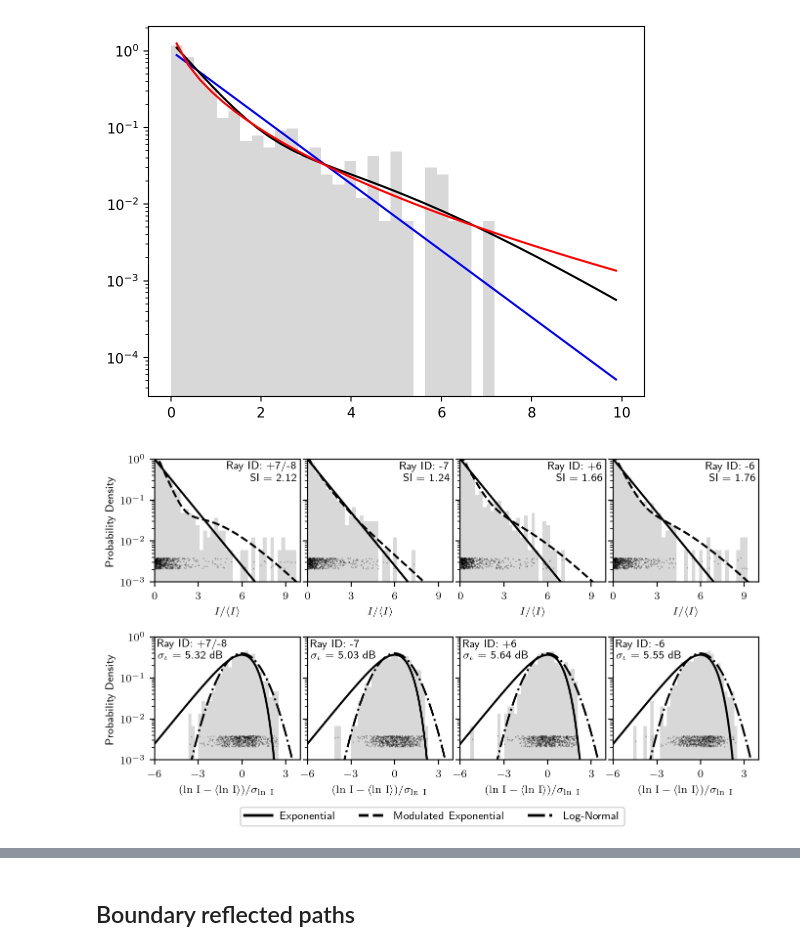
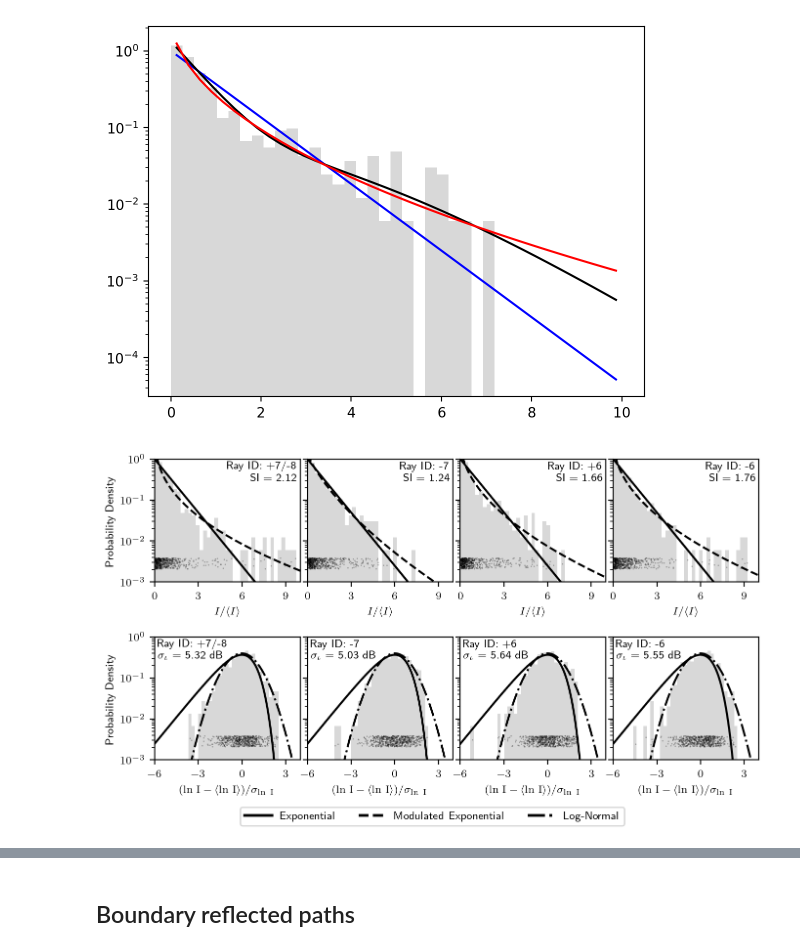
Before and after one commit to John-Ragland/n23_fluctuations_ragland, a Jupyter notebook: notebooks/publication_figures/IntensityDistributions.ipynb, the cells around one changed output, grey strips where cells are left out. Saved outputs shown, nothing was run; the diff lists cells and outputs as text; code cells hidden in the pictures.

```diff
--- a/notebooks/publication_figures/IntensityDistributions.ipynb
+++ b/notebooks/publication_figures/IntensityDistributions.ipynb
@@ -176,8 +152,8 @@ for k, ray_id in enumerate(ducted_peaks):
     # modulated exponential
     b = (SI[ray_id]-1)/2
     a = 1/(SI[ray_id]-1)
-    plt.plot(x_plot, modulated_exponential(x_plot, b), c="k", linestyle="--", label="Modulated Exponential")
-    #plt.plot(x_plot, modulated_exp_gamma(x_plot, a), c="r", linestyle="-")
+    #plt.plot(x_plot, modulated_exponential(x_plot, b), c="k", linestyle="--", label="Modulated Exponential")
+    plt.plot(x_plot, modulated_exp_gamma(x_plot, a), c="k", linestyle="--", label="Modulated Exponential")
     plt.yscale("log")
     plt.ylim([1e-3, 1e0])
 
@@ -230,31 +206,31 @@ for k, ray_id in enumerate(ducted_peaks):
 # axes level formatting
 for k in range(8):
     if k % 4 == 0:
         axes[k].set_ylabel("Probability Density")
     else:
         axes[k].set_yticklabels("")
 
 plt.tight_layout(pad=0, h_pad=2)
 
 fig.subplots_adjust(bottom=0.18)
 
 custom_lines = [
     Line2D([0], [0], color="k",  linestyle='-',  linewidth=2),
     Line2D([0], [0], color="k",  linestyle='--', linewidth=2),
     Line2D([0], [0], color="k",  linestyle='-.',  linewidth=2),
 ]
 labels = ['Exponential', 'Modulated Exponential', 'Log-Normal']
 
 fig.legend(
     custom_lines,
     labels,
     loc='lower center',
     #bbox_to_anchor=(0.5, 0),
     ncol=len(labels),
     frameon=True,
     handlelength=2.5,
 )
 
 fig.savefig("../../figures/Ducted_Intensity_Distribution.pdf", bbox_inches="tight")
 # %% [output]
-[figure, old version]
+[figure, new version]
```
Also changed, not shown: parts of 3 cells of this notebook, 3 other files.
